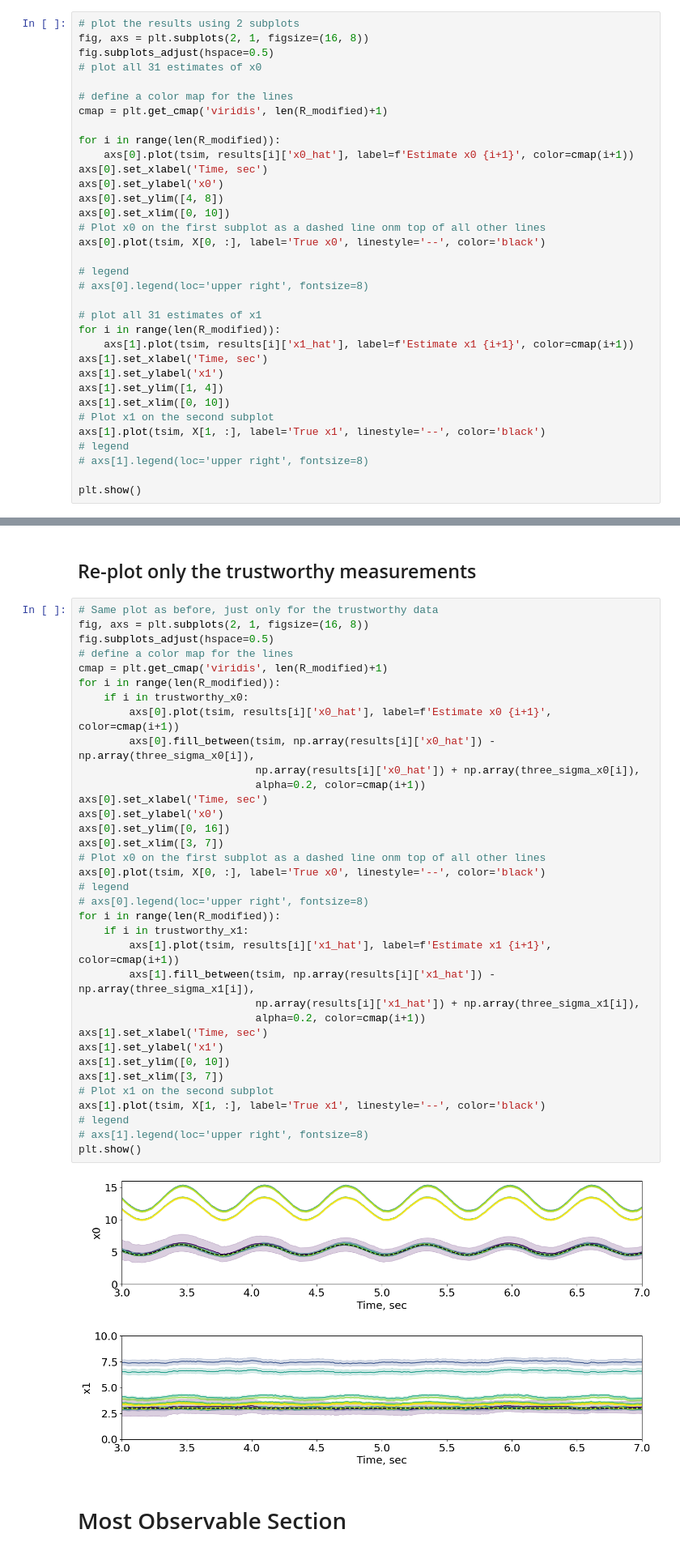
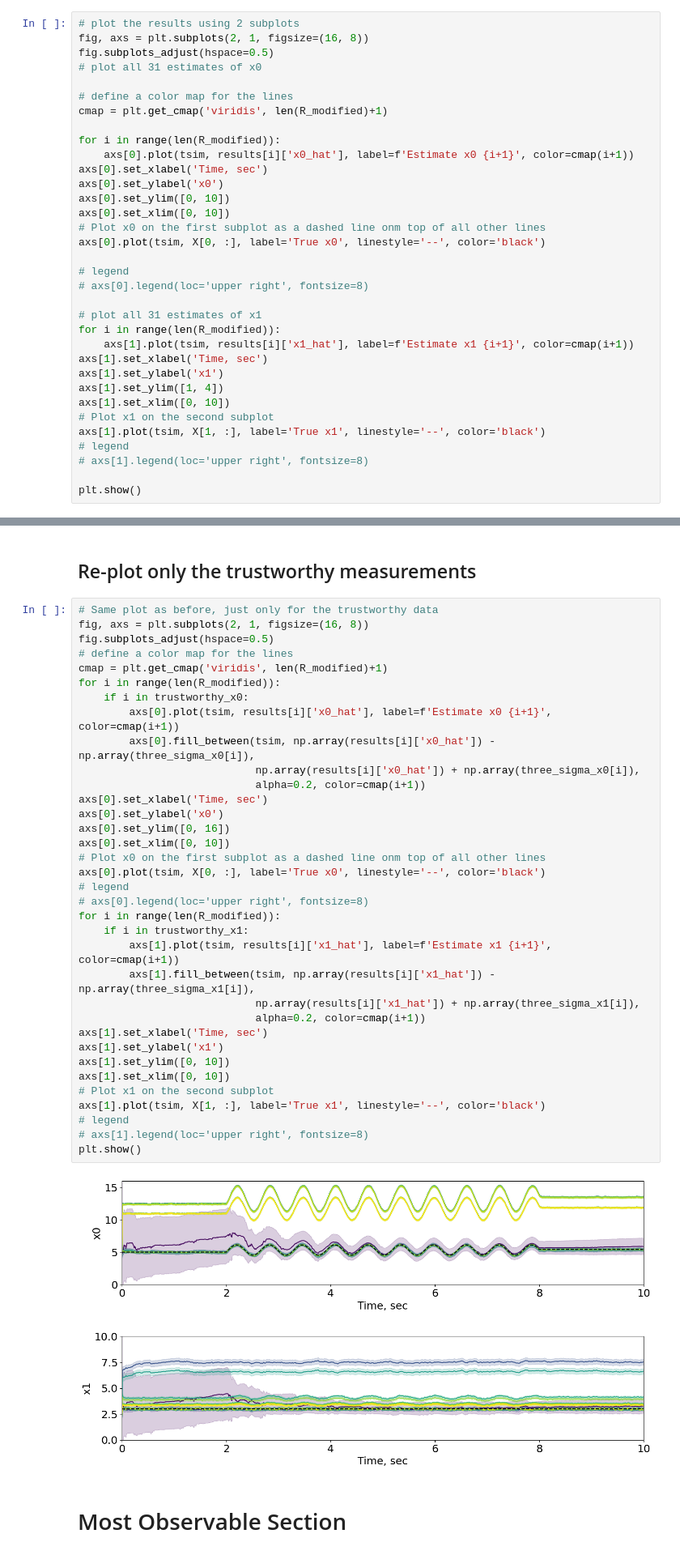
Before and after one commit to jadenmecham/First-Project, a Jupyter notebook: 4 - Nonlinear Camera/5C_EKF_UKF_monocamera_corrected.ipynb, the cells around one changed output, grey strips where cells are left out. Shown at 81% size. Cells and saved outputs as stored; diff of their text form.

```diff
--- a/4 - Nonlinear Camera/5C_EKF_UKF_monocamera_corrected.ipynb
+++ b/4 - Nonlinear Camera/5C_EKF_UKF_monocamera_corrected.ipynb
@@ -247,7 +247,7 @@ for i in range(len(R_modified)):
     axs[0].plot(tsim, results[i]['x0_hat'], label=f'Estimate x0 {i+1}', color=cmap(i+1))
 axs[0].set_xlabel('Time, sec')
 axs[0].set_ylabel('x0')
-axs[0].set_ylim([4, 8])
+axs[0].set_ylim([0, 10])
 axs[0].set_xlim([0, 10])
 # Plot x0 on the first subplot as a dashed line onm top of all other lines
 axs[0].plot(tsim, X[0, :], label='True x0', linestyle='--', color='black')
@@ -423,35 +423,35 @@ fig.subplots_adjust(hspace=0.5)
 # define a color map for the lines
 cmap = plt.get_cmap('viridis', len(R_modified)+1)
 for i in range(len(R_modified)):
     if i in trustworthy_x0:
         axs[0].plot(tsim, results[i]['x0_hat'], label=f'Estimate x0 {i+1}', color=cmap(i+1))
         axs[0].fill_between(tsim, np.array(results[i]['x0_hat']) - np.array(three_sigma_x0[i]),
                             np.array(results[i]['x0_hat']) + np.array(three_sigma_x0[i]),
                             alpha=0.2, color=cmap(i+1))
 axs[0].set_xlabel('Time, sec')
 axs[0].set_ylabel('x0')
 axs[0].set_ylim([0, 16])
-axs[0].set_xlim([3, 7])
+axs[0].set_xlim([0, 10])
 # Plot x0 on the first subplot as a dashed line onm top of all other lines
 axs[0].plot(tsim, X[0, :], label='True x0', linestyle='--', color='black')
 # legend
 # axs[0].legend(loc='upper right', fontsize=8)
 for i in range(len(R_modified)):
     if i in trustworthy_x1:
         axs[1].plot(tsim, results[i]['x1_hat'], label=f'Estimate x1 {i+1}', color=cmap(i+1))
         axs[1].fill_between(tsim, np.array(results[i]['x1_hat']) - np.array(three_sigma_x1[i]),
                             np.array(results[i]['x1_hat']) + np.array(three_sigma_x1[i]),
                             alpha=0.2, color=cmap(i+1))
 axs[1].set_xlabel('Time, sec')
 axs[1].set_ylabel('x1')
 axs[1].set_ylim([0, 10])
-axs[1].set_xlim([3, 7])
+axs[1].set_xlim([0, 10])
 # Plot x1 on the second subplot
 axs[1].plot(tsim, X[1, :], label='True x1', linestyle='--', color='black')
 # legend
 # axs[1].legend(loc='upper right', fontsize=8)
 plt.show()
 # %% [output]
-[figure, old version]
+[figure, new version]
 # %% [markdown]
 # Most Observable Section
```
Also changed, not shown: parts of 10 cells of this notebook, 1 other file.
